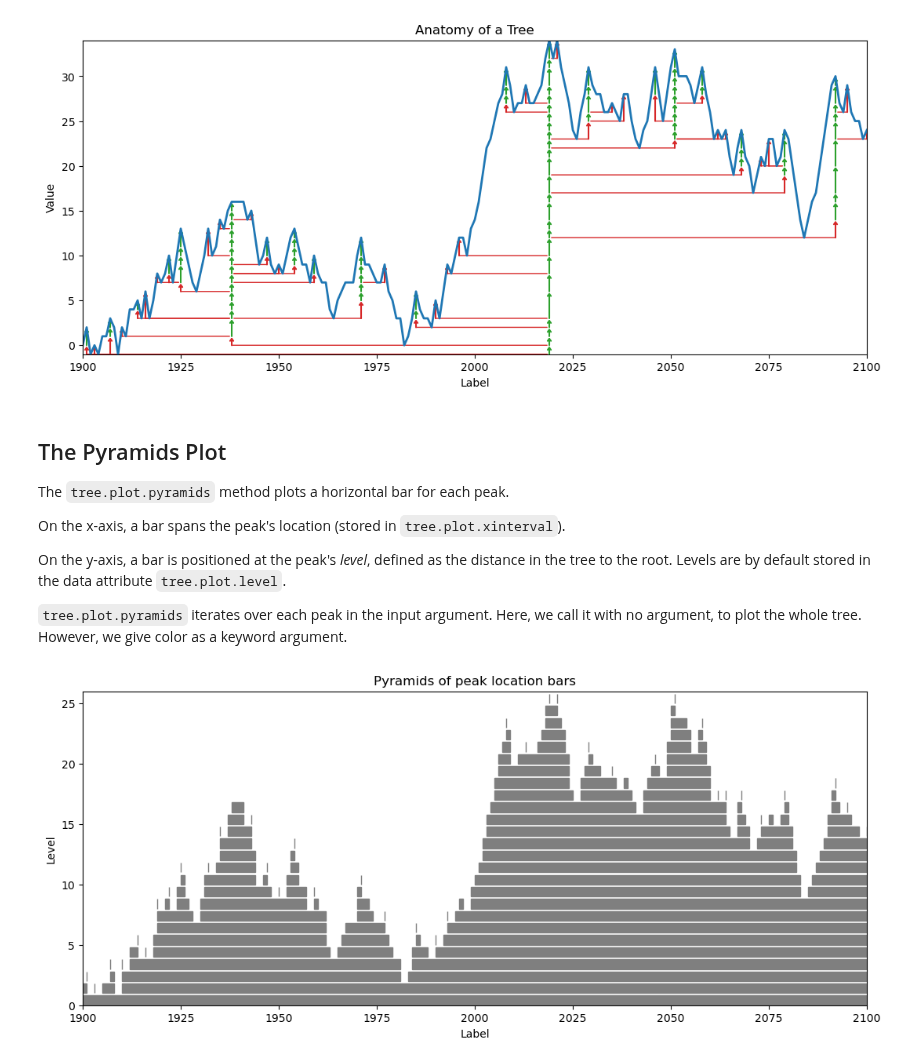
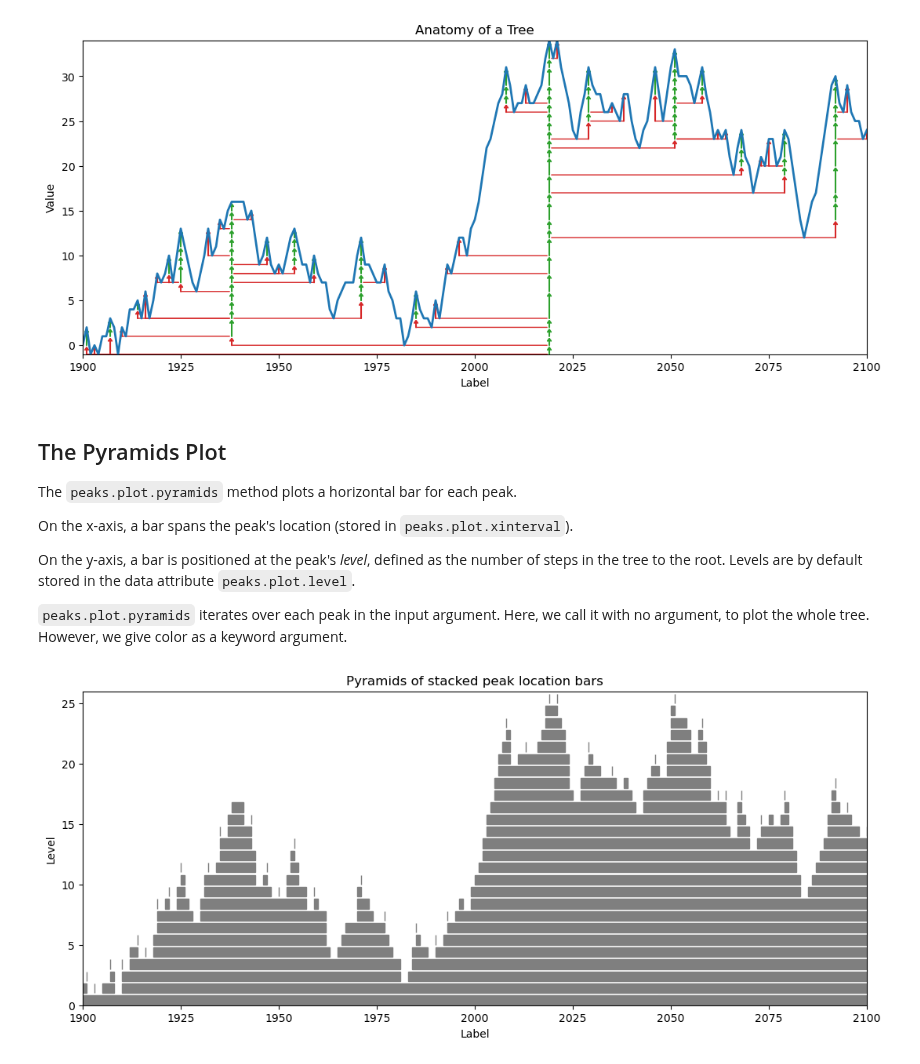
Before and after one commit to eivindtostesen/hierarchical_peak_finding, a Jupyter notebook: plotting_tutorial.ipynb, the cells around one changed output. Cells and saved outputs as stored; diff of their text form; code cells hidden in the pictures.

```diff
--- a/plotting_tutorial.ipynb
+++ b/plotting_tutorial.ipynb
@@ -145,23 +192,31 @@ tree.plot.ax.plot(X, Y, linewidth=2);
 [figure]
 # %% [markdown]
 ## The Pyramids Plot
-The `tree.plot.pyramids` method plots a horizontal bar for each peak.
+The `peaks.plot.pyramids` method plots a horizontal bar for each peak.
 
-On the x-axis, a bar spans the peak's location (stored in `tree.plot.xinterval`).
+On the x-axis, a bar spans the peak's location (stored in `peaks.plot.xinterval`).
 
-On the y-axis, a bar is positioned at the peak's *level*, defined as the distance in the tree to the root. Levels are by default stored in the data attribute `tree.plot.level`.
+On the y-axis, a bar is positioned at the peak's *level*, defined as the number of steps in the tree to the root. Levels are by default stored in the data attribute `peaks.plot.level`.
 
-`tree.plot.pyramids` iterates over each peak in the input argument. Here, we call it with no argument, to plot the whole tree. However, we give color as a keyword argument.
+`peaks.plot.pyramids` iterates over each peak in the input argument. Here, we call it with no argument, to plot the whole tree. However, we give color as a keyword argument.
 # %%
-# Generate the synthetic data set:
+# Generate the data set:
 X, Y = peakoscope.example_2(randomseed=RANDOM_SEED)
-# Get the results of a peak analysis:
-tree = analyze_and_make_tree(X, Y)
+# Get the peak analysis results:
+peaks = peakoscope.tree(Y)
+# add plotting tools:
+peakoscope.interface_matplotlib.TreeMatPlotLib(
+    peaks,
+    X=X,
+    Y=Y,
+    slice_of_x={n: X[n.slice] for n in peaks},
+    slice_of_y={n: Y[n.slice] for n in peaks},
+)
 
 # Plot the tree as stacked pyramids:
-tree.plot.pyramids(color='C7')
+peaks.plot.pyramids(color='C7')
 
 # Set title of the plot:
-tree.plot.ax.set_title('Pyramids of peak location bars');
+peaks.plot.ax.set_title('Pyramids of stacked peak location bars');
 # %% [output]
-[figure, old version]
+[figure, new version]
```
Also changed, not shown: parts of 13 cells of this notebook, 3 other files.
